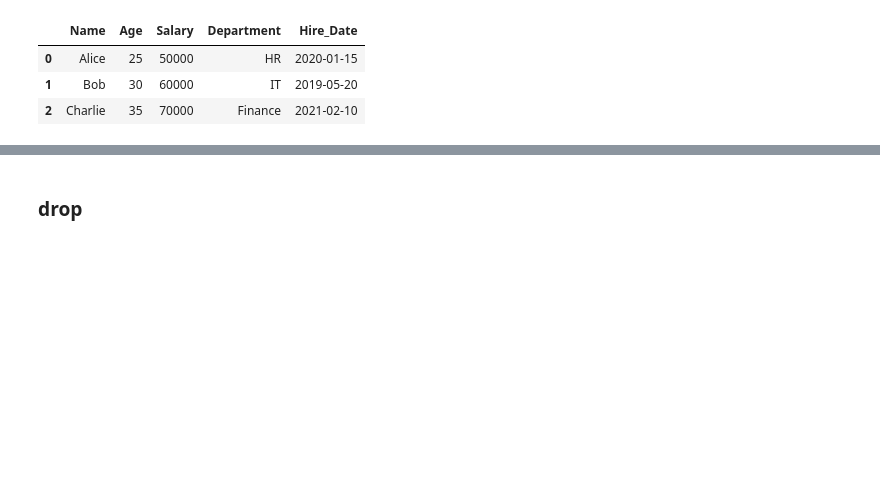
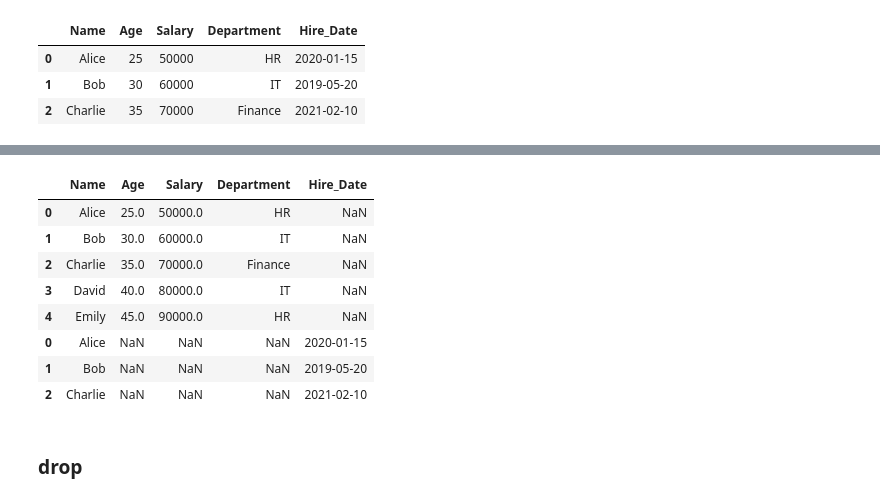
Before and after one commit to harshinharshi/Pandas_Basics_for_Machine_Learning, a Jupyter notebook: Pandas_Basics.ipynb, the cells around one changed output, grey strips where cells are left out. Saved outputs shown, nothing was run; the diff lists cells and outputs as text; code cells hidden in the pictures; blank space fills up the shorter version.

```diff
--- a/Pandas_Basics.ipynb
+++ b/Pandas_Basics.ipynb
@@ -547,3 +657,16 @@ merged_df
+# %%
+# concatinate
+pd.concat([df, df2])
+# %% [output]
+|  | Name | Age | Salary | Department | Hire_Date |
+| 0 | Alice | 25.0 | 50000.0 | HR | NaN |
+| 1 | Bob | 30.0 | 60000.0 | IT | NaN |
+| 2 | Charlie | 35.0 | 70000.0 | Finance | NaN |
+| 3 | David | 40.0 | 80000.0 | IT | NaN |
+| 4 | Emily | 45.0 | 90000.0 | HR | NaN |
+| 0 | Alice | NaN | NaN | NaN | 2020-01-15 |
+| 1 | Bob | NaN | NaN | NaN | 2019-05-20 |
+| 2 | Charlie | NaN | NaN | NaN | 2021-02-10 |
 # %% [markdown]
 ### drop
 # %%
```
Also changed, not shown: parts of 32 cells of this notebook, 8 other files.
